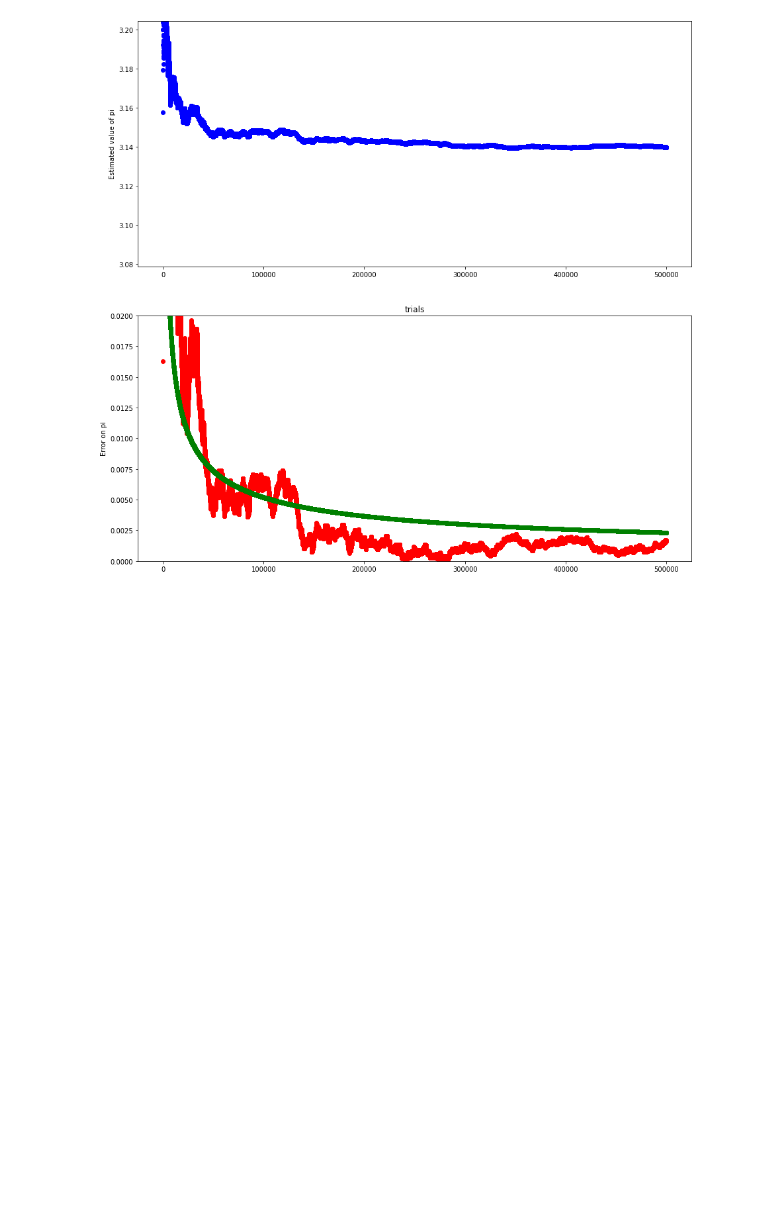
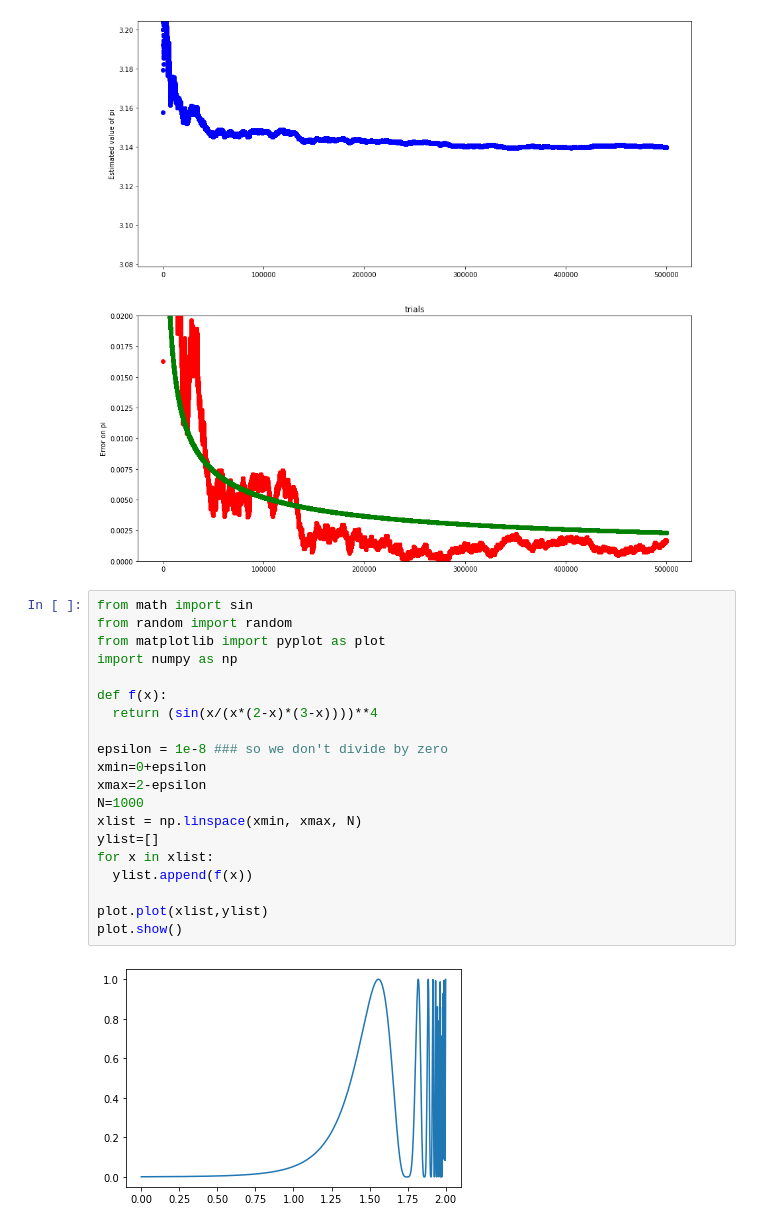
Before and after one commit to NIUCompPhys/Spring2021, a Jupyter notebook: temp2_pynb.ipynb, the cells around one changed output. Cells and saved outputs as stored; diff of their text form; blank space fills up the shorter version.

```diff
--- a/temp2_pynb.ipynb
+++ b/temp2_pynb.ipynb
@@ -336,3 +336,25 @@ axes[1].set(ylim=[0,0.02])
 plot.show()
 # %% [output]
 [figure]
+# %%
+from math import sin
+from random import random
+from matplotlib import pyplot as plot
+import numpy as np
+
+def f(x):
+  return (sin(x/(x*(2-x)*(3-x))))**4
+
+epsilon = 1e-8 ### so we don't divide by zero
+xmin=0+epsilon
+xmax=2-epsilon
+N=1000
+xlist = np.linspace(xmin, xmax, N)
+ylist=[]
+for x in xlist:
+  ylist.append(f(x))
+
+plot.plot(xlist,ylist)
+plot.show()
+# %% [output]
+[figure, added]
```
Also changed, not shown: parts of 4 cells of this notebook.
